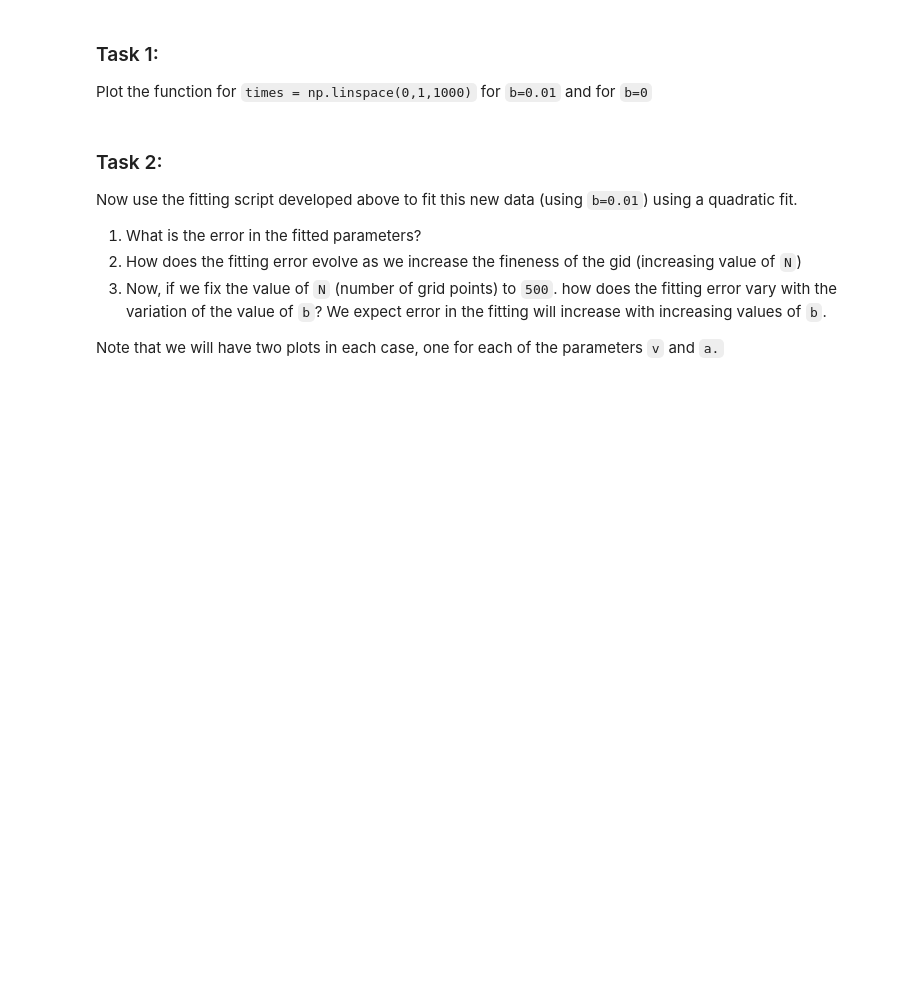
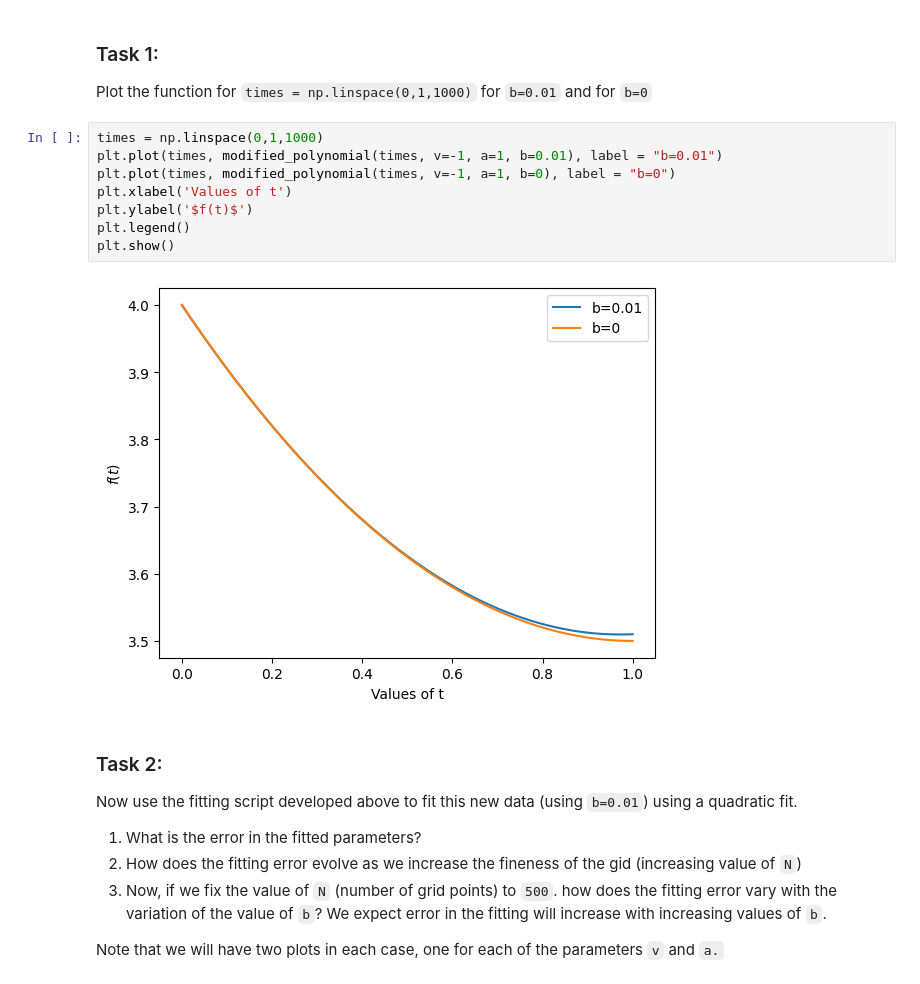
Before and after one commit to bblitz1/practice_codes, a Jupyter notebook: polynomial_fit/work_practice.ipynb, the cells around one changed output. Saved outputs shown, nothing was run; the diff lists cells and outputs as text; blank space fills up the shorter version.

```diff
--- a/polynomial_fit/work_practice.ipynb
+++ b/polynomial_fit/work_practice.ipynb
@@ -159,6 +159,16 @@ def modified_polynomial(t, v=-1, a=1, b=0.01):
 # %% [markdown]
 ### Task 1:
 Plot the function for `times = np.linspace(0,1,1000)` for `b=0.01` and for `b=0`
+# %%
+times = np.linspace(0,1,1000)
+plt.plot(times, modified_polynomial(times, v=-1, a=1, b=0.01), label = "b=0.01")
+plt.plot(times, modified_polynomial(times, v=-1, a=1, b=0), label = "b=0")
+plt.xlabel('Values of t')
+plt.ylabel('$f(t)$')
+plt.legend()
+plt.show()
+# %% [output]
+[figure, added]
 # %% [markdown]
 ### Task 2:
 Now use the fitting script developed above to fit this new data (using `b=0.01`) using a quadratic fit.
```
Also changed, not shown: parts of 9 cells of this notebook.
